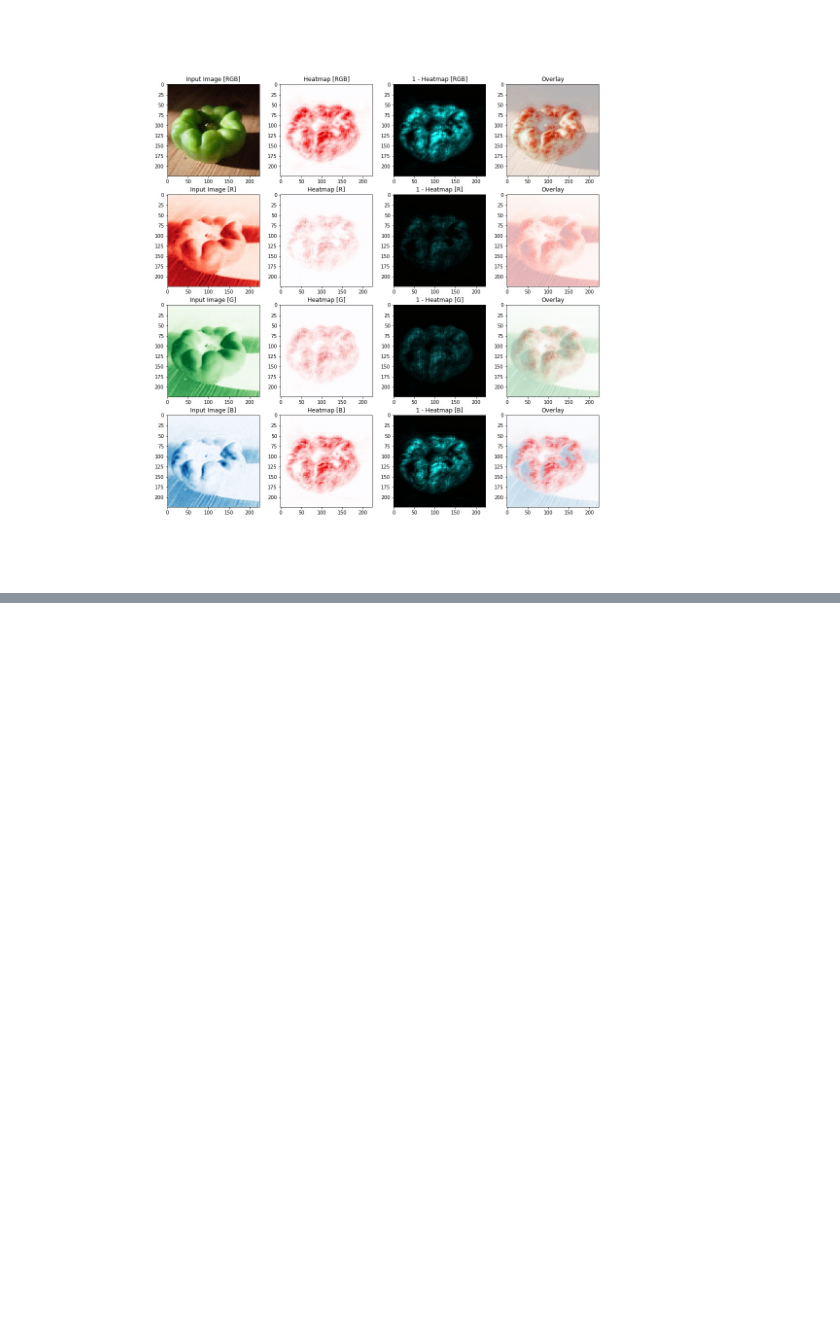
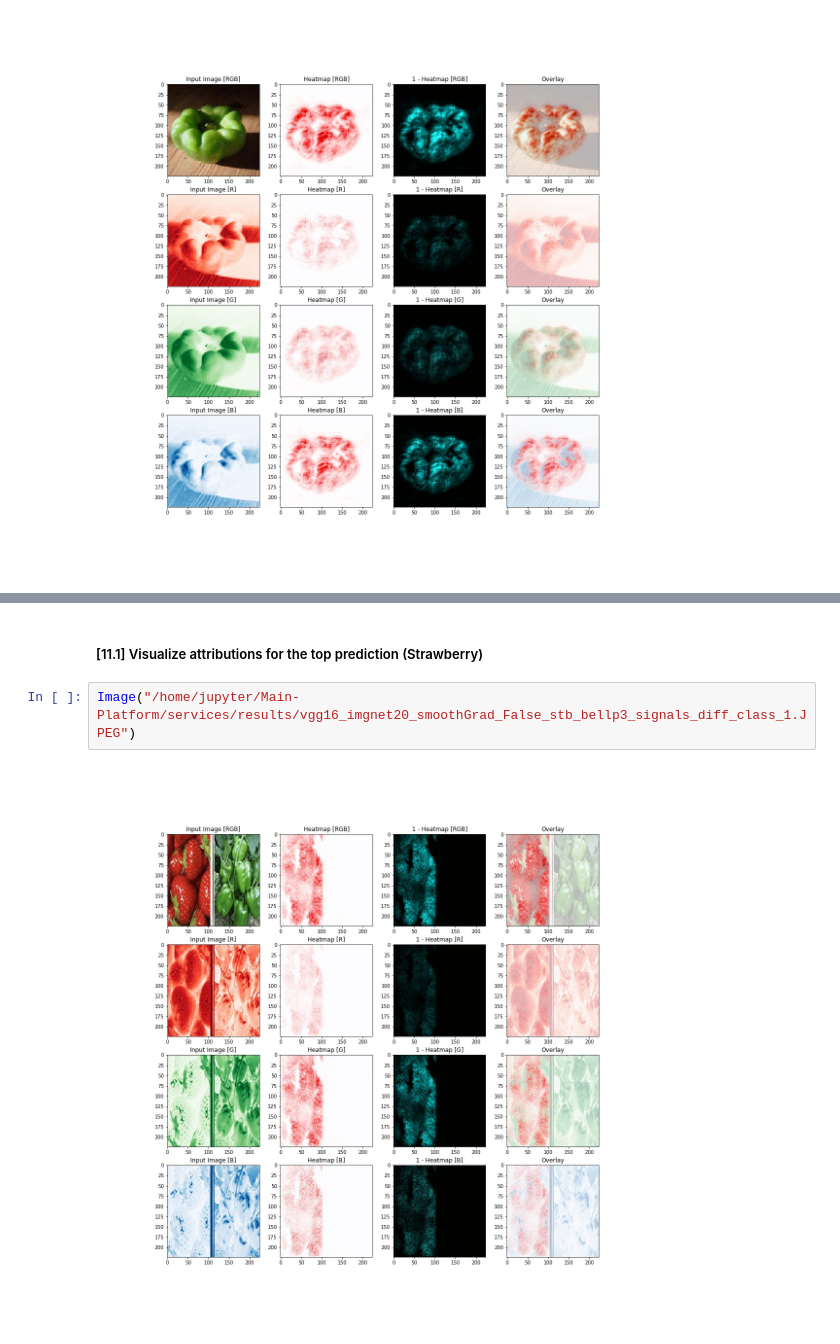
Before and after one commit to UntangleAI/example, a Jupyter notebook: imagenet_signal_vis_tutorial.ipynb, the cells around one changed output, grey strips where cells are left out. Saved outputs shown, nothing was run; the diff lists cells and outputs as text; blank space fills up the shorter version.

```diff
--- a/imagenet_signal_vis_tutorial.ipynb
+++ b/imagenet_signal_vis_tutorial.ipynb
@@ -250,0 +309,6 @@ Image("/home/jupyter/Main-Platform/services/results/vgg16_imgnet20_smoothGrad_Fa
+# %% [markdown]
+##### [11.1] Visualize attributions for the top prediction (Strawberry)
+# %%
+Image("/home/jupyter/Main-Platform/services/results/vgg16_imgnet20_smoothGrad_False_stb_bellp3_signals_diff_class_1.JPEG")
+# %% [output]
+[figure, added]
```
Also changed, not shown: parts of 18 cells of this notebook.
